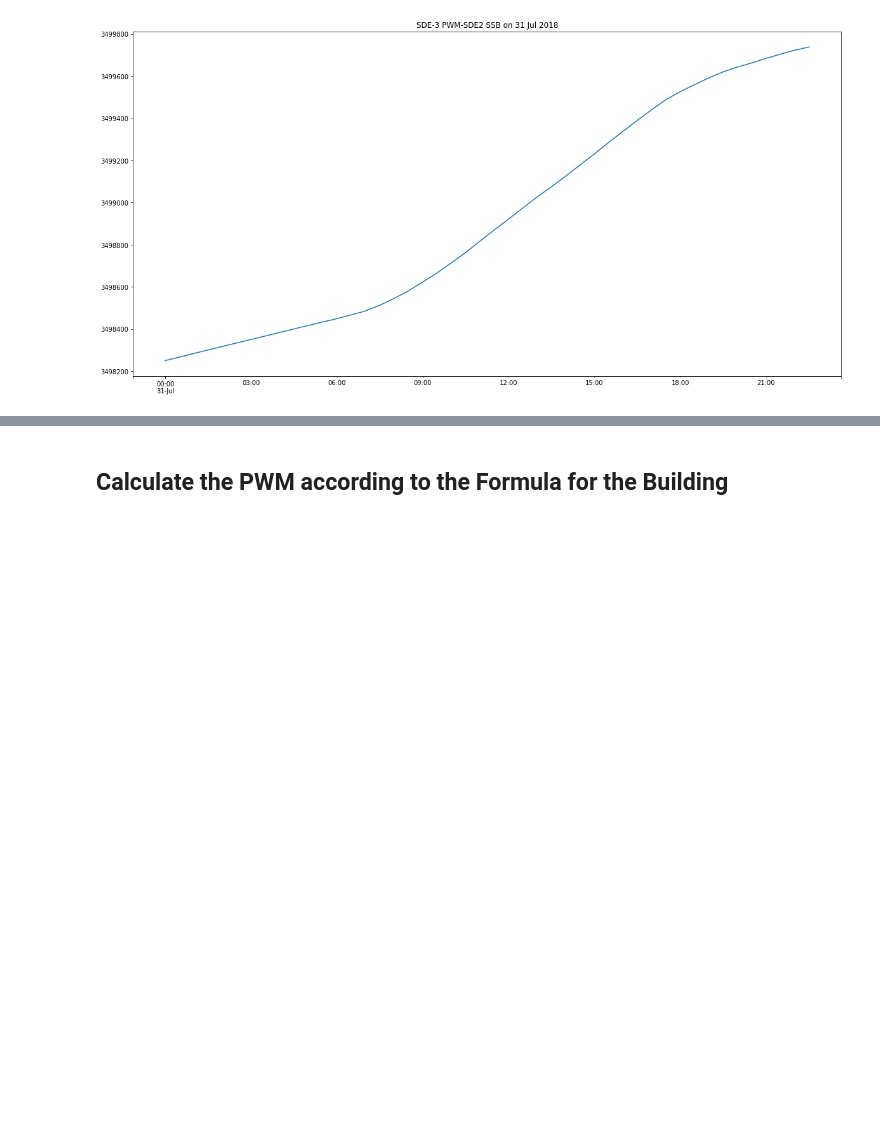
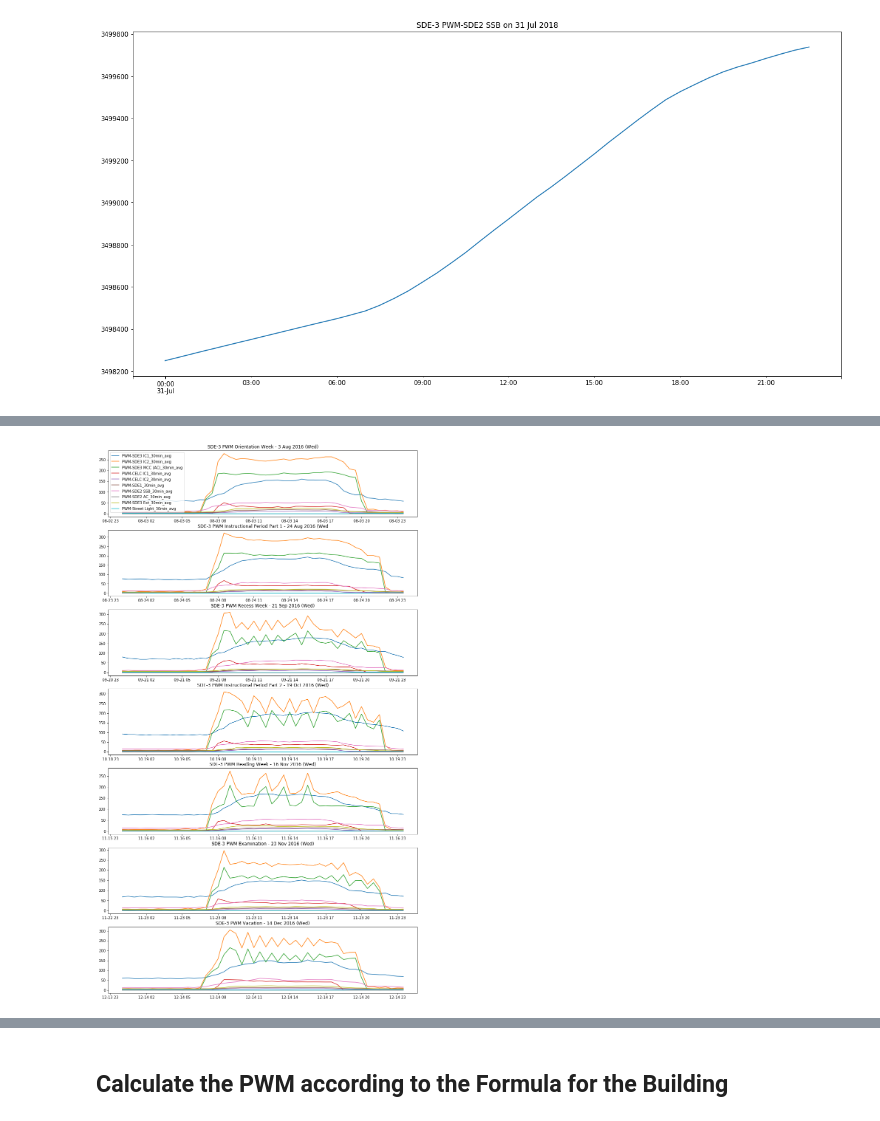
Before and after one commit to tkokkeng/KE5105-Time-Series-Forecasting, a Jupyter notebook: exploration/etl2.ipynb, the cells around one changed output, grey strips where cells are left out. Drawn from its saved outputs; the diff is of its cells as text; code cells hidden in the pictures; blank space fills up the shorter version.

```diff
--- a/exploration/etl2.ipynb
+++ b/exploration/etl2.ipynb
@@ -359,0 +528,28 @@ sde3_df.loc['2018-07-31 00H':'2018-08-01 23H', 'PWM-SDE2 SSB'].plot(figsize=(20,
+# %%
+# Plot a day for each period in the academic calendar.
+plt.figure(figsize=(15, 27))
+plt.subplot(711)
+plt.plot(sde3_df.loc['2016-08-03 00H':'2016-08-03 23H', sde3_PWM30_columns])
+plt.title('SDE-3 PWM Orientation Week - 3 Aug 2016 (Wed)')
+plt.legend(sde3_PWM30_columns, loc='upper left')
+plt.subplot(712)
+plt.plot(sde3_df.loc['2016-08-24 00H':'2016-08-24 23H', sde3_PWM30_columns])
+plt.title('SDE-3 PWM Instructional Period Part 1 - 24 Aug 2016 (Wed')
+plt.subplot(713)
+plt.plot(sde3_df.loc['2016-09-21 00H':'2016-09-21 23H', sde3_PWM30_columns])
+plt.title('SDE-3 PWM Recess Week - 21 Sep 2016 (Wed)')
+plt.subplot(714)
+plt.plot(sde3_df.loc['2016-10-19 00H':'2016-10-19 23H', sde3_PWM30_columns])
+plt.title('SDE-3 PWM Instructional Period Part 2 - 19 Oct 2016 (Wed)')
+plt.subplot(715)
+plt.plot(sde3_df.loc['2016-11-16 00H':'2016-11-16 23H', sde3_PWM30_columns])
+plt.title('SDE-3 PWM Reading Week - 16 Nov 2016 (Wed)')
+plt.subplot(716)
+plt.plot(sde3_df.loc['2016-11-23 00H':'2016-11-23 23H', sde3_PWM30_columns])
+plt.title('SDE-3 PWM Examination - 23 Nov 2016 (Wed)')
+plt.subplot(717)
+plt.plot(sde3_df.loc['2016-12-14 00H':'2016-12-14 23H', sde3_PWM30_columns])
+plt.title('SDE-3 PWM Vacation - 14 Dec 2016 (Wed)')
+plt.show()
+# %% [output]
+[figure, added]
```
Also changed, not shown: parts of 36 cells of this notebook.
